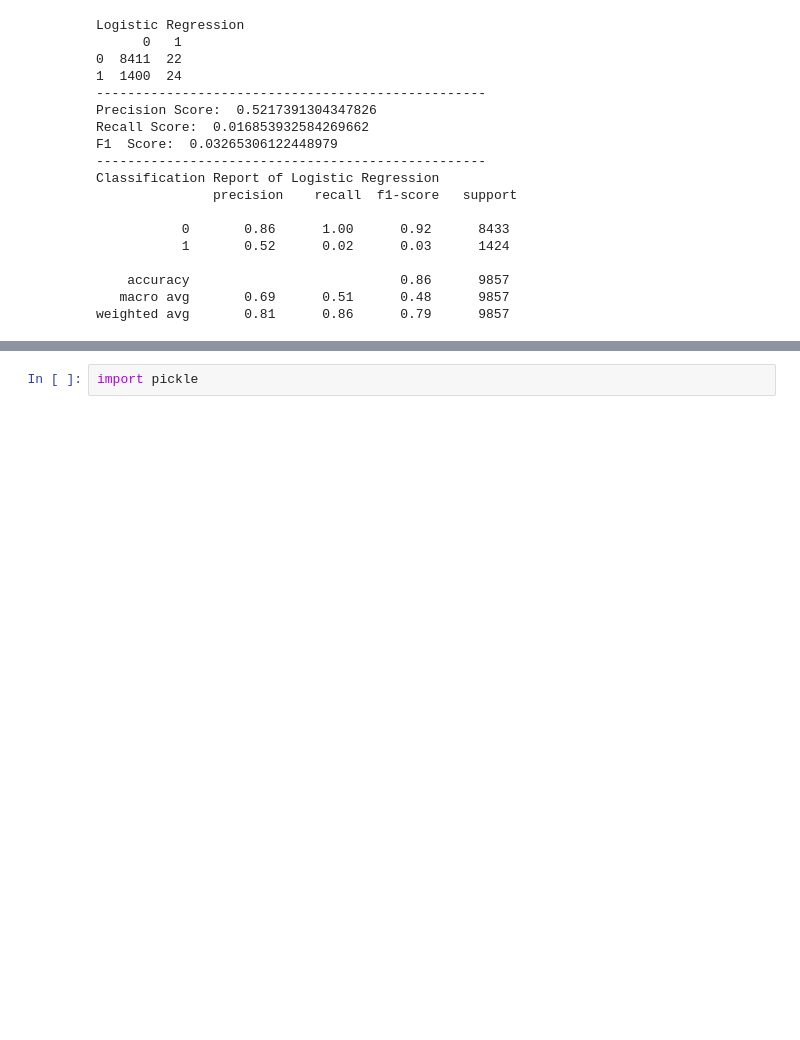
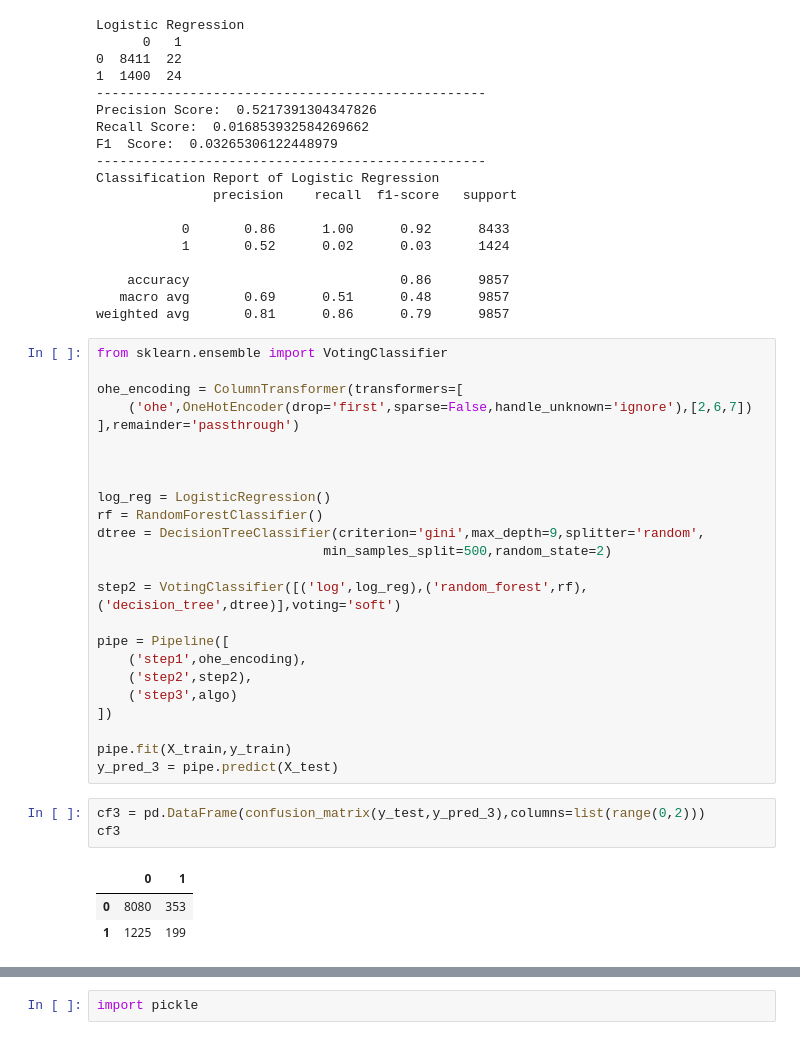
Before and after one commit to j4nilj4ni/Airline-Customer-Holiday-Booking, a Jupyter notebook: Airline Customer Holiday Booking.ipynb, the cells around one changed output, grey strips where cells are left out. Drawn from its saved outputs; the diff is of its cells as text; blank space fills up the shorter version.

```diff
--- a/Airline Customer Holiday Booking.ipynb
+++ b/Airline Customer Holiday Booking.ipynb
@@ -387,3 +388,34 @@ Classification Report of Logistic Regression
     accuracy                           0.86      9857
    macro avg       0.69      0.51      0.48      9857
 weighted avg       0.81      0.86      0.79      9857
+# %%
+from sklearn.ensemble import VotingClassifier
+
+ohe_encoding = ColumnTransformer(transformers=[
+    ('ohe',OneHotEncoder(drop='first',sparse=False,handle_unknown='ignore'),[2,6,7])
+],remainder='passthrough')
+
+
+
+log_reg = LogisticRegression()
+rf = RandomForestClassifier()
+dtree = DecisionTreeClassifier(criterion='gini',max_depth=9,splitter='random',
+                             min_samples_split=500,random_state=2)
+
+step2 = VotingClassifier([('log',log_reg),('random_forest',rf),('decision_tree',dtree)],voting='soft')
+
+pipe = Pipeline([
+    ('step1',ohe_encoding),
+    ('step2',step2),
+    ('step3',algo)
+])
+
+pipe.fit(X_train,y_train)
+y_pred_3 = pipe.predict(X_test)
+# %%
+cf3 = pd.DataFrame(confusion_matrix(y_test,y_pred_3),columns=list(range(0,2)))
+cf3
+# %% [output]
+|  | 0 | 1 |
+| 0 | 8080 | 353 |
+| 1 | 1225 | 199 |
```
Also changed, not shown: parts of 4 cells of this notebook, 4 other files.
